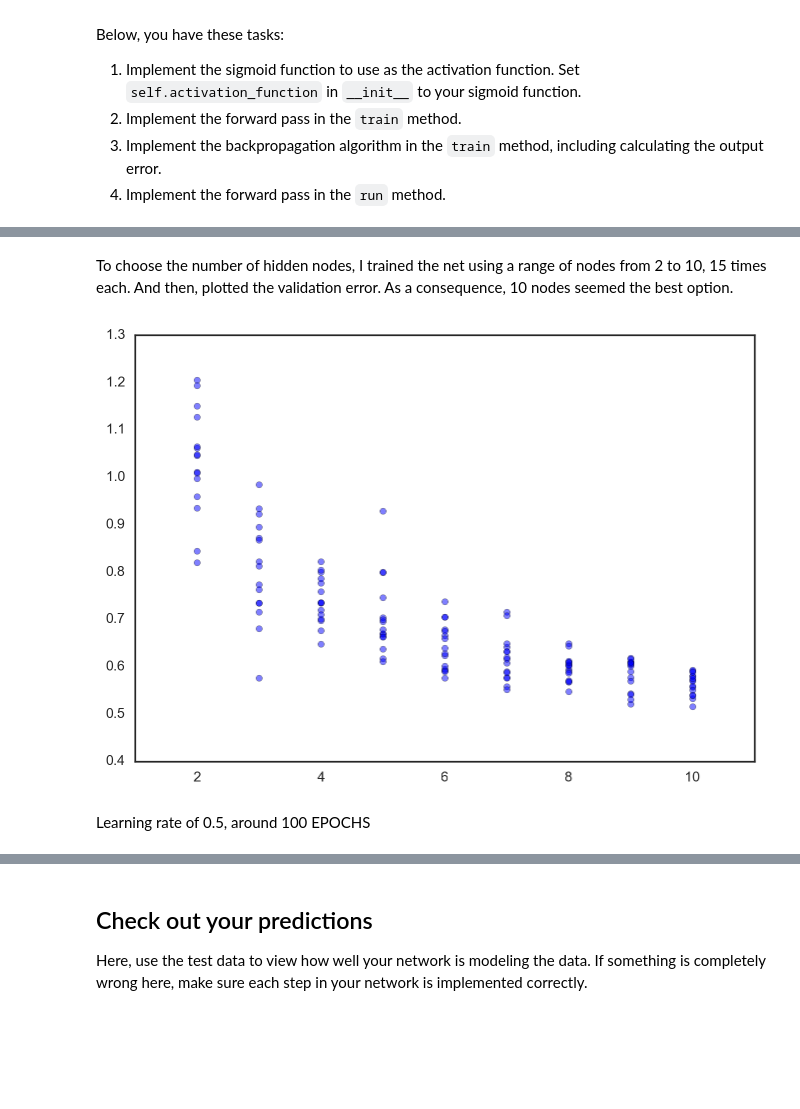
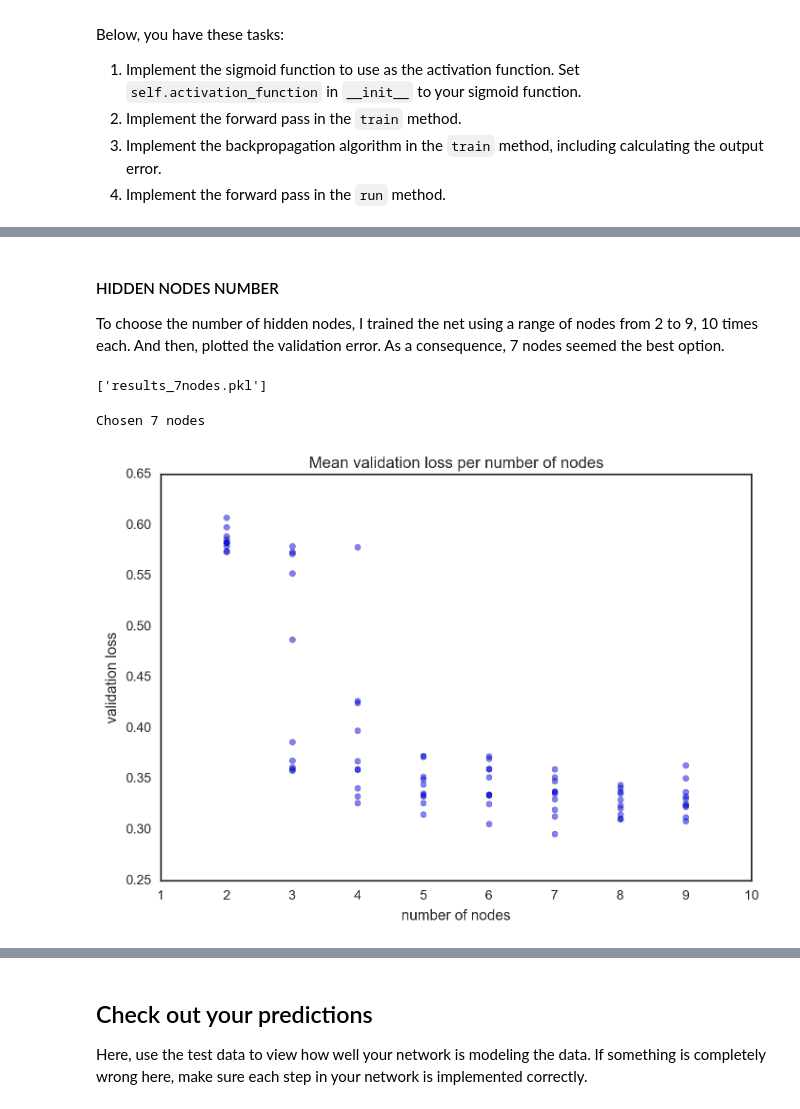
Before and after one commit to cristinaserrano/20170204_Forecast-bycicle-riders, a Jupyter notebook: Forecast bicycle riders.ipynb, the cells around one changed output, grey strips where cells are left out. Saved outputs shown, nothing was run; the diff lists cells and outputs as text; code cells hidden in the pictures; blank space fills up the shorter version.

Commit message:
Corrections according to review. More visualizations included. Explanation of backpropagation and general net schema included.

```diff
--- a/Forecast bicycle riders.ipynb
+++ b/Forecast bicycle riders.ipynb
@@ -219,12 +209,23 @@ The more hidden nodes you have, the more accurate predictions the model will mak
 # %% [markdown]
-To choose the number of hidden nodes, I trained the net using a range of nodes from 2 to 10, 15 times each. And then, plotted the validation error. As a consequence, 10 nodes seemed the best option.
+#### HIDDEN NODES NUMBER
+To choose the number of hidden nodes, I trained the net using a range of nodes from 2 to 9, 10 times each. And then, plotted the validation error. As a consequence, 7 nodes seemed the best option.
 # %%
 from sklearn.externals import joblib
 # joblib.dump(results, 'results.pkl', compress=3)
+# joblib.dump(results_lr, 'results_lr.pkl', compress=3)
+# joblib.dump(results_7nodes, 'results_7nodes.pkl', compress=3)
 results = joblib.load('results.pkl')
+results_lr = joblib.load('results_lr.pkl')
+results_7nodes = joblib.load('results_7nodes.pkl')
+# %% [output]
+['results_7nodes.pkl']
 # %%
+print ('Chosen 7 nodes')
 plt.scatter(x=[r[0] for r in results], y=[r[1] for r in results], alpha=0.5);
+plt.title('Mean validation loss per number of nodes')
+plt.xlabel('number of nodes')
+plt.ylabel('validation loss')
+plt.show();
 # %% [output]
+Chosen 7 nodes
-[figure, old version]
+[figure, new version]
-# %% [markdown]
-Learning rate of 0.5, around 100 EPOCHS
```
Also changed, not shown: parts of 21 cells of this notebook, 7 other files.
